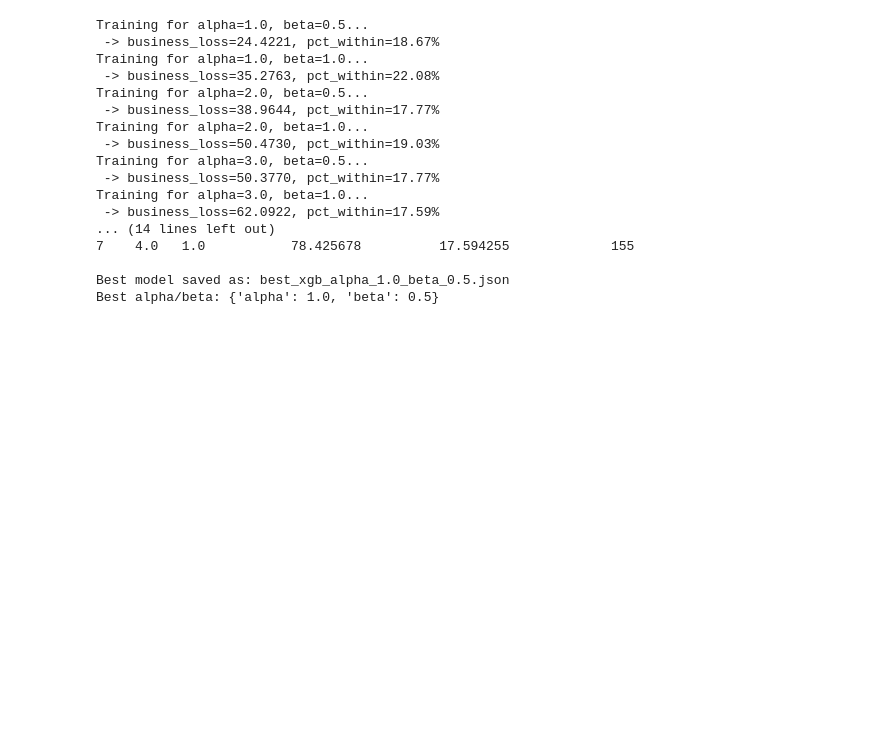
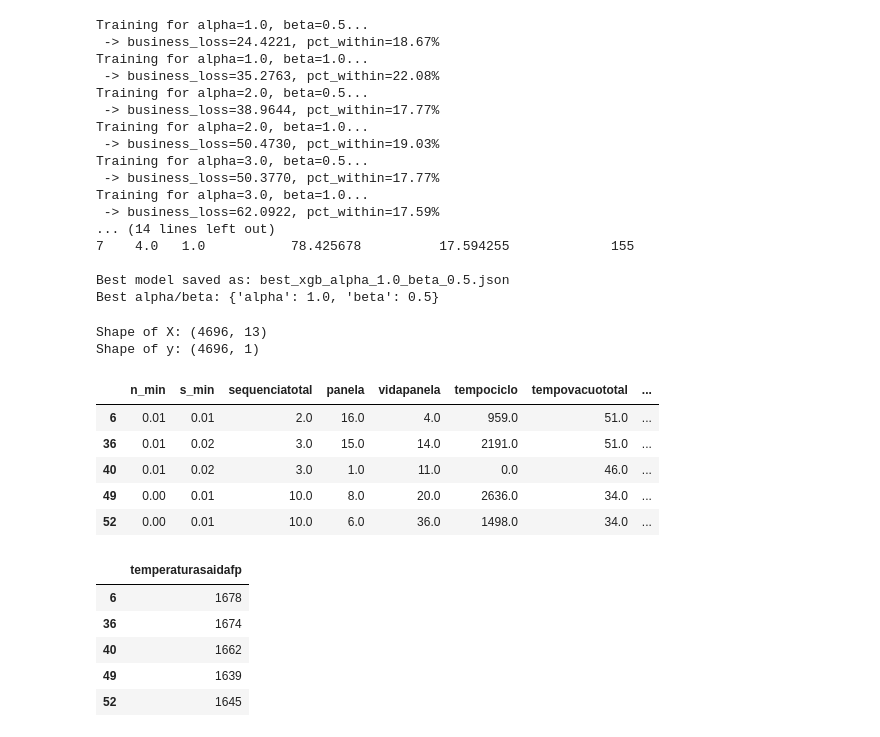
Before and after one commit to AlexiaOberdiek/Projeto-Evcomx, a Jupyter notebook: Projeto_Evcomx.ipynb, the cells around one changed output. Saved outputs shown, nothing was run; the diff lists cells and outputs as text; code cells hidden in the pictures; blank space fills up the shorter version.

```diff
--- a/Projeto_Evcomx.ipynb
+++ b/Projeto_Evcomx.ipynb
@@ -1754,3 +1596,55 @@ Training for alpha=3.0, beta=1.0...
 
 Best model saved as: best_xgb_alpha_1.0_beta_0.5.json
 Best alpha/beta: {'alpha': 1.0, 'beta': 0.5}
+# %%
+
+variavel_alvo = 'temperaturasaidafp'
+
+columns_to_drop_from_df = [
+    'acoqualidade',
+    'target_binary',
+    variavel_alvo,
+    'temperaturamediareal',
+    'velocidadereal',
+    'flag_nova_temperatura',
+    'flag_original_range',
+    'usage',
+    'sugestaomodelolegado',
+    'al_min',
+    'velocidadeobjetivada',
+    'sequencia'
+]
+
+# Filter columns_to_drop_from_df to only include those present in df.columns
+columns_to_drop_from_df = [col for col in columns_to_drop_from_df if col in df.columns]
+
+
+# The 'acoqualidade_woe_alg' column is now the numerical representation of the categorical feature using the user's WoE algorithm.
+# We will create the feature set X directly from df, selecting the relevant columns and dropping those not needed.
+# Exclude the original categorical columns, the target, legacy predictions, and the flags, and include the new WoE column.
+X2 = df.drop(columns=columns_to_drop_from_df, axis=1)
+
+# Define the target variable
+y2 = df[[variavel_alvo]]
+
+# Display the shapes of X and y to verify
+print("Shape of X:", X2.shape)
+print("Shape of y:", y2.shape)
+
+display(X2.head())
+display(y2.head())
+# %% [output]
+Shape of X: (4696, 13)
+Shape of y: (4696, 1)
+|  | n_min | s_min | sequenciatotal | panela | vidapanela | tempociclo | tempovacuototal | ... |
+| 6 | 0.01 | 0.01 | 2.0 | 16.0 | 4.0 | 959.0 | 51.0 | ... |
+| 36 | 0.01 | 0.02 | 3.0 | 15.0 | 14.0 | 2191.0 | 51.0 | ... |
+| 40 | 0.01 | 0.02 | 3.0 | 1.0 | 11.0 | 0.0 | 46.0 | ... |
+| 49 | 0.00 | 0.01 | 10.0 | 8.0 | 20.0 | 2636.0 | 34.0 | ... |
+| 52 | 0.00 | 0.01 | 10.0 | 6.0 | 36.0 | 1498.0 | 34.0 | ... |
+|  | temperaturasaidafp |
+| 6 | 1678 |
+| 36 | 1674 |
+| 40 | 1662 |
+| 49 | 1639 |
+| 52 | 1645 |
```
Also changed, not shown: parts of 14 cells of this notebook, 2 other files.
